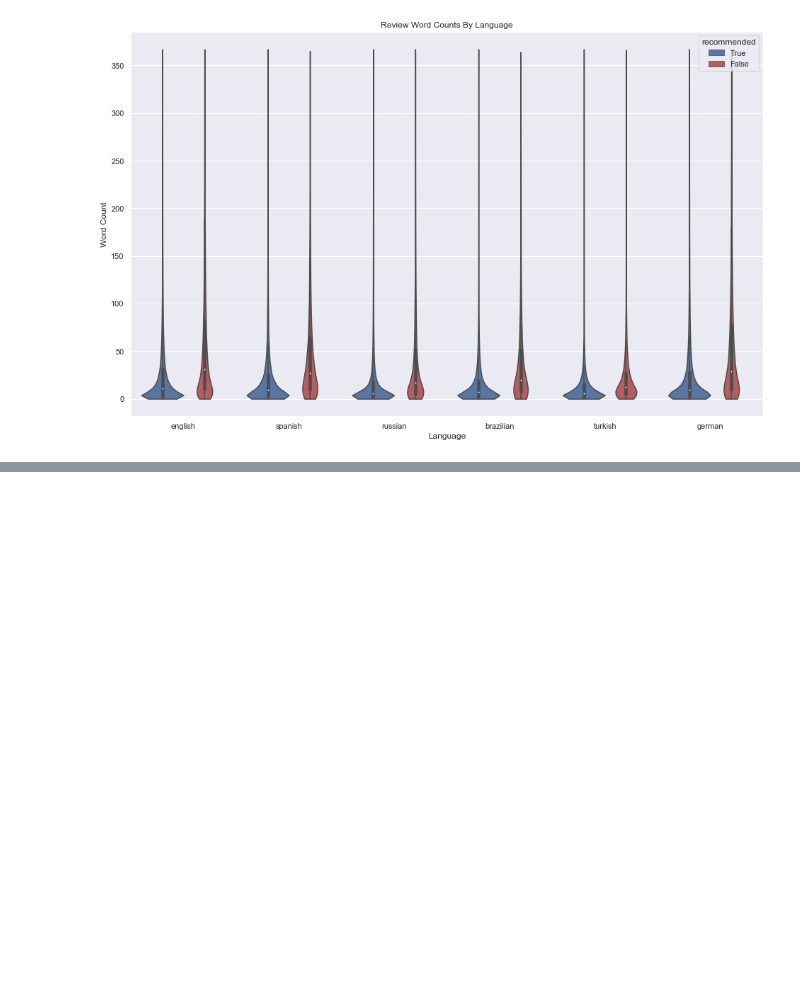
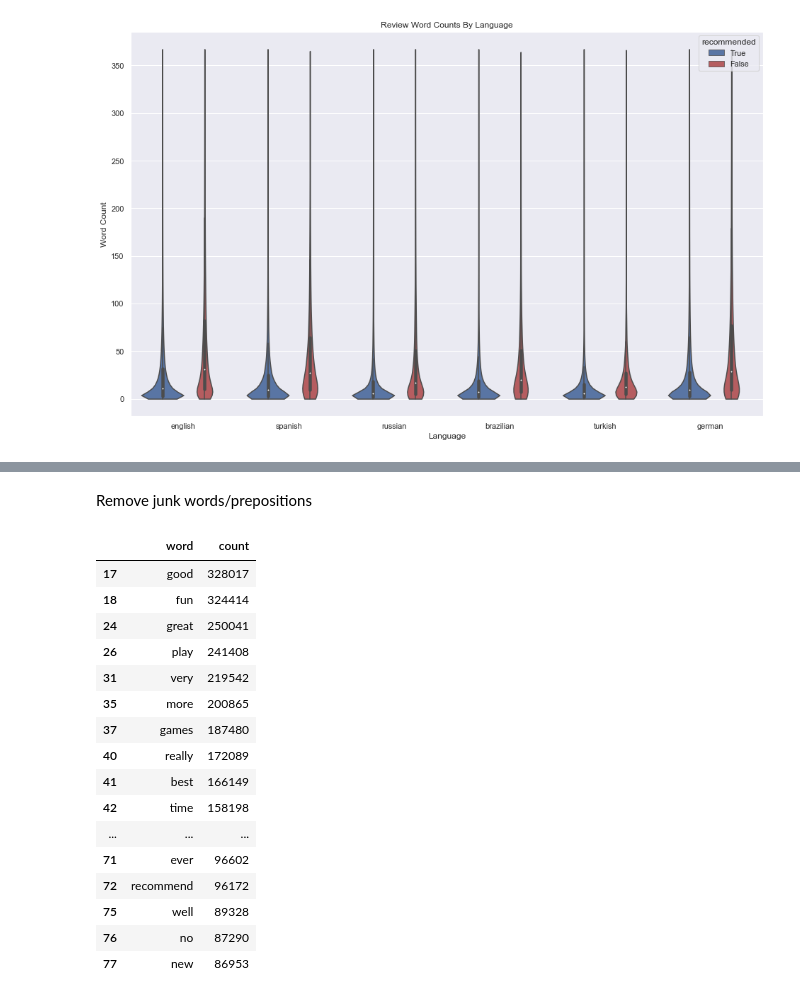
Before and after one commit to Wallyman38/453-Project, a Jupyter notebook: final_project.ipynb, the cells around one changed output, grey strips where cells are left out. Drawn from its saved outputs; the diff is of its cells as text; code cells hidden in the pictures; blank space fills up the shorter version.

```diff
--- a/final_project.ipynb
+++ b/final_project.ipynb
@@ -330,0 +366,37 @@ print(engneg.shape)
+# %% [markdown]
+Remove junk words/prepositions
+# %%
+junk = ['the', 'to', 'and', 'a', 'i', 'this', 'it', 'is', 'of',
+        'you', 'in', 'for', 'that', 'not', 'but', 'with', 'its',
+        'on', 'have', 'was', 'are', 'just', 'like', 'be', 'as',
+        'if', 'so', 'they', 'my', 'your', 'get', 'or', 'at', 'from',
+        'do', 'can', 'there', 'me', 'what', 'an', 'will',
+        'has', 'up', 'cant', 'then', 'than', 'out', 'about', 'after',
+        'had', 'by', 'because', 'im', 'any', '1', '2', '3', '4',
+        '5', '6', '7', '8', '9', '0', 'go', 'to', 'also', 'would',
+        'only', 'got', 'ive', 'one', 'all', 'some', 'into', 'over',
+        'when', 'how', 'which', 'them', 'game']
+
+engpos_wc = engpos_wc[~engpos_wc['word'].isin(junk)]
+engneg_wc = engneg_wc[~engneg_wc['word'].isin(junk)]
+
+engpos_wc.head(25)
+#engneg_wc.head(25)
+# %% [output]
+|  | word | count |
+| 17 | good | 328017 |
+| 18 | fun | 324414 |
+| 24 | great | 250041 |
+| 26 | play | 241408 |
+| 31 | very | 219542 |
+| 35 | more | 200865 |
+| 37 | games | 187480 |
+| 40 | really | 172089 |
+| 41 | best | 166149 |
+| 42 | time | 158198 |
+| ... | ... | ... |
+| 71 | ever | 96602 |
+| 72 | recommend | 96172 |
+| 75 | well | 89328 |
+| 76 | no | 87290 |
+| 77 | new | 86953 |
```
Also changed, not shown: parts of 15 cells of this notebook.
